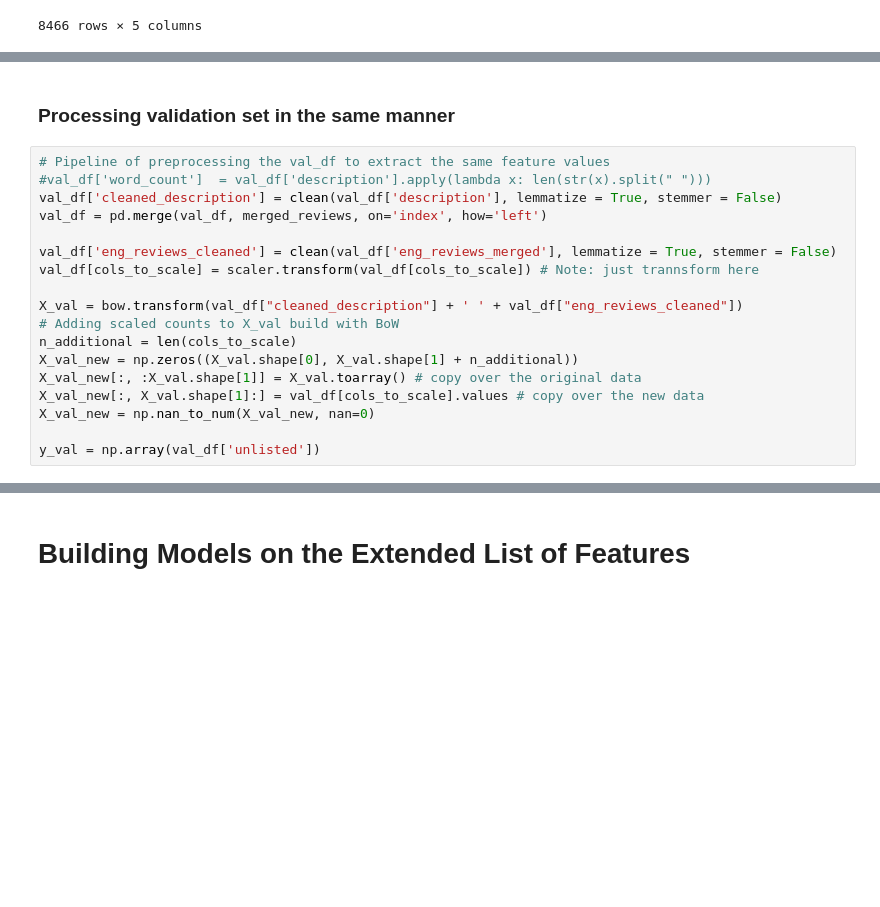
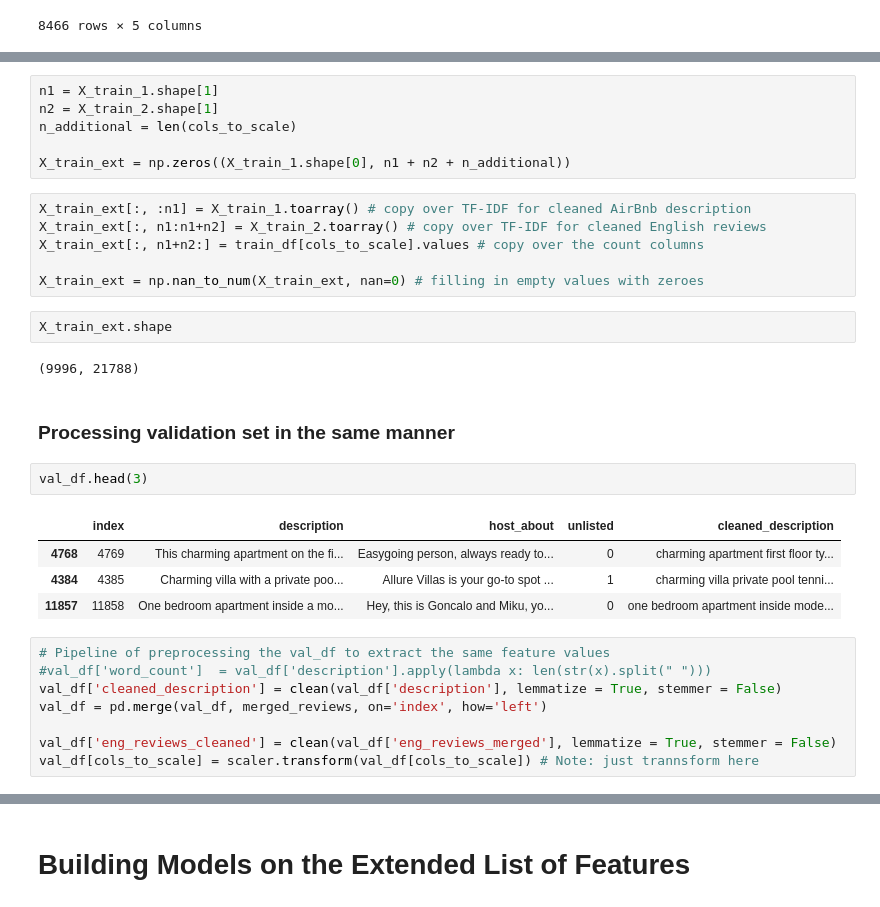
Before and after one commit to iryna-savchuk/TM_project, a Jupyter notebook: Analogue Lab 1 (Text cleaning, BoW, KNN, RF, XGBoost).ipynb, the cells around one changed output, grey strips where cells are left out. Cells and saved outputs as stored; diff of their text form; blank space fills up the shorter version.

```diff
--- a/Analogue Lab 1 (Text cleaning, BoW, KNN, RF, XGBoost).ipynb
+++ b/Analogue Lab 1 (Text cleaning, BoW, KNN, RF, XGBoost).ipynb
@@ -558,5 +550,28 @@ X_train_new = np.nan_to_num(X_train_new, nan=0)
+# %%
+n1 = X_train_1.shape[1]
+n2 = X_train_2.shape[1]
+n_additional = len(cols_to_scale)
+
+X_train_ext = np.zeros((X_train_1.shape[0], n1 + n2 + n_additional))
+# %%
+X_train_ext[:, :n1] = X_train_1.toarray() # copy over TF-IDF for cleaned AirBnb description
+X_train_ext[:, n1:n1+n2] = X_train_2.toarray() # copy over TF-IDF for cleaned English reviews
+X_train_ext[:, n1+n2:] = train_df[cols_to_scale].values # copy over the count columns
+
+X_train_ext = np.nan_to_num(X_train_ext, nan=0) # filling in empty values with zeroes
+# %%
+X_train_ext.shape
+# %% [output]
+(9996, 21788)
 # %% [markdown]
 ### Processing validation set in the same manner
+# %%
+val_df.head(3)
+# %% [output]
+|  | index | description | host_about | unlisted | cleaned_description |
+| 4768 | 4769 | This charming apartment on the fi... | Easygoing person, always ready to... | 0 | charming apartment first floor ty... |
+| 4384 | 4385 | Charming villa with a private poo... | Allure Villas is your go-to spot ... | 1 | charming villa private pool tenni... |
+| 11857 | 11858 | One bedroom apartment inside a mo... | Hey, this is Goncalo and Miku, yo... | 0 | one bedroom apartment inside mode... |
 # %%
 # Pipeline of preprocessing the val_df to extract the same feature values
 #val_df['word_count']  = val_df['description'].apply(lambda x: len(str(x).split(" ")))
@@ -565,13 +580,3 @@ val_df = pd.merge(val_df, merged_reviews, on='index', how='left')
 
 val_df['eng_reviews_cleaned'] = clean(val_df['eng_reviews_merged'], lemmatize = True, stemmer = False)
 val_df[cols_to_scale] = scaler.transform(val_df[cols_to_scale]) # Note: just trannsform here
-
-X_val = bow.transform(val_df["cleaned_description"] + ' ' + val_df["eng_reviews_cleaned"])
-# Adding scaled counts to X_val build with BoW
-n_additional = len(cols_to_scale)
-X_val_new = np.zeros((X_val.shape[0], X_val.shape[1] + n_additional))
-X_val_new[:, :X_val.shape[1]] = X_val.toarray() # copy over the original data
-X_val_new[:, X_val.shape[1]:] = val_df[cols_to_scale].values # copy over the new data
-X_val_new = np.nan_to_num(X_val_new, nan=0)
-
-y_val = np.array(val_df['unlisted'])
```
Also changed, not shown: parts of 19 cells of this notebook, 1 other file.
